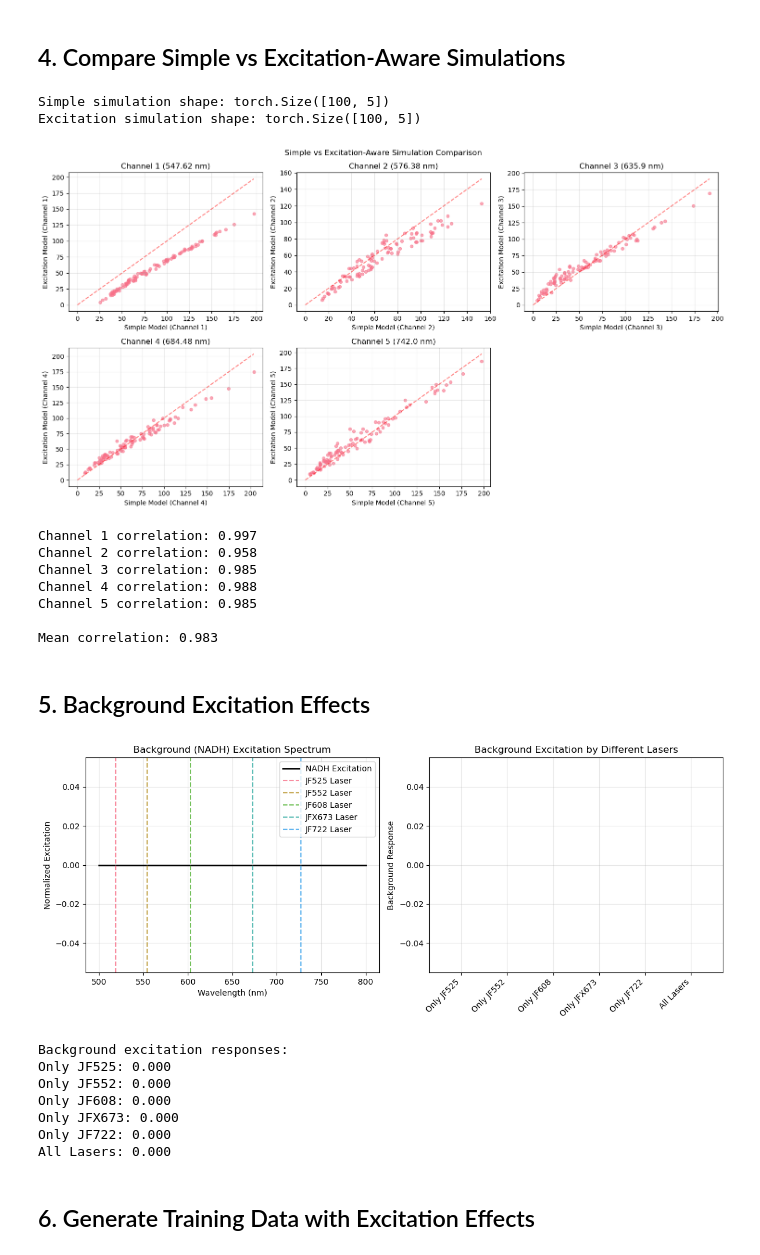
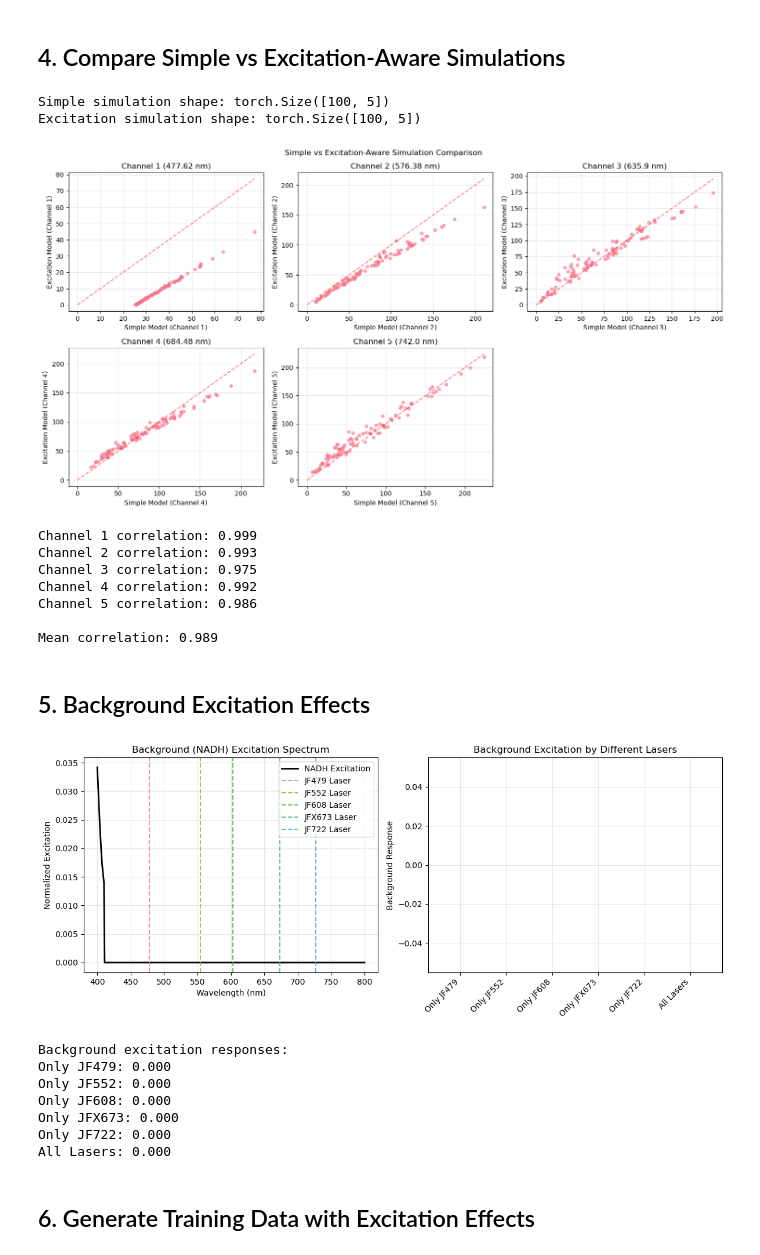
Before and after one commit to boazmohar/sbi-DELTA, a Jupyter notebook: notebooks/excitation_aware_demo.ipynb, the cells around one changed output. Cells and saved outputs as stored; diff of their text form; code cells hidden in the pictures.

```diff
--- a/notebooks/excitation_aware_demo.ipynb
+++ b/notebooks/excitation_aware_demo.ipynb
@@ -22,7 +22,7 @@ sns.set_palette("husl")
 
 # Configuration
 spectra_dir = Path("../data/spectra_npz")
-fluorophore_names = ['JF525', 'JF552', 'JF608', 'JFX673', 'JF722']
+fluorophore_names = ['JF479', 'JF552', 'JF608', 'JFX673', 'JF722']
 
 print(f"Available fluorophores: {list_fluorophores(spectra_dir)}")
 print(f"Selected fluorophores: {fluorophore_names}")
@@ -37,16 +37,18 @@ config_simple = SBIConfig(
     include_excitation_crosstalk=False,
     total_dye_photons=300.0,
     total_background_photons=30.0,
-    random_seed=42
+    random_seed=42,
+    wavelength_range= (400, 800),
 )
 
 # Configuration with excitation crosstalk and optimization
 config_excitation = SBIConfig(
     include_excitation_crosstalk=True,
-    excitation_wavelengths= [519,554, 603, 673, 727],
+    excitation_wavelengths= [478,554, 603, 673, 727],
     total_dye_photons=300.0,
     total_background_photons=30.0,
-    random_seed=42
+    random_seed=42,
+    wavelength_range= (400, 800),
 )
 
 # Create simulators
@@ -169,7 +174,7 @@ Laser JF722 (727 nm) excites:
 # Define detection filter configuration
 
 bandwidths = np.array([34.21, 22.63, 32.11, 36.32, 36.32])
-center_wavelengths = np.array([547.62, 576.38, 635.90, 684.48, 742.00])
+center_wavelengths = np.array([477.62, 576.38, 635.90, 684.48, 742.00])
 # Generate test concentrations
 np.random.seed(42)
 n_test = 100
@@ -193,41 +198,41 @@ axes = axes.flatten()
 
 for i in range(5):
     ax = axes[i]
     ax.scatter(signals_simple[:, i], signals_excitation[:, i], alpha=0.6, s=20)
     ax.plot([0, max(signals_simple[:, i].max(), signals_excitation[:, i].max())],
             [0, max(signals_simple[:, i].max(), signals_excitation[:, i].max())],
             'r--', alpha=0.5)
     ax.set_xlabel(f"Simple Model (Channel {i+1})")
     ax.set_ylabel(f"Excitation Model (Channel {i+1})")
     ax.set_title(f"Channel {i+1} ({center_wavelengths[i]} nm)")
     ax.grid(True, alpha=0.3)
 
 # Remove empty subplot
 axes[5].remove()
 
 plt.suptitle("Simple vs Excitation-Aware Simulation Comparison")
 plt.tight_layout()
 plt.show()
 
 # Calculate correlation between models
 correlations = []
 for i in range(5):
     corr = np.corrcoef(signals_simple[:, i], signals_excitation[:, i])[0, 1]
     correlations.append(corr)
     print(f"Channel {i+1} correlation: {corr:.3f}")
 
 print(f"\nMean correlation: {np.mean(correlations):.3f}")
 # %% [output]
 Simple simulation shape: torch.Size([100, 5])
 Excitation simulation shape: torch.Size([100, 5])
-[figure, old version]
+[figure, new version]
-Channel 1 correlation: 0.997
-Channel 2 correlation: 0.958
-Channel 3 correlation: 0.985
-Channel 4 correlation: 0.988
-Channel 5 correlation: 0.985
+Channel 1 correlation: 0.999
+Channel 2 correlation: 0.993
+Channel 3 correlation: 0.975
+Channel 4 correlation: 0.992
+Channel 5 correlation: 0.986
 
-Mean correlation: 0.983
+Mean correlation: 0.989
 # %% [markdown]
 ## 5. Background Excitation Effects
 # %%
@@ -284,9 +289,9 @@ if simulator_excitation.background_excitation is not None:
 else:
     print("Background excitation spectrum not available")
 # %% [output]
-[figure, old version]
+[figure, new version]
 Background excitation responses:
-Only JF525: 0.000
+Only JF479: 0.000
 Only JF552: 0.000
 Only JF608: 0.000
 Only JFX673: 0.000
```
Also changed, not shown: parts of 6 cells of this notebook, 10 other files.
